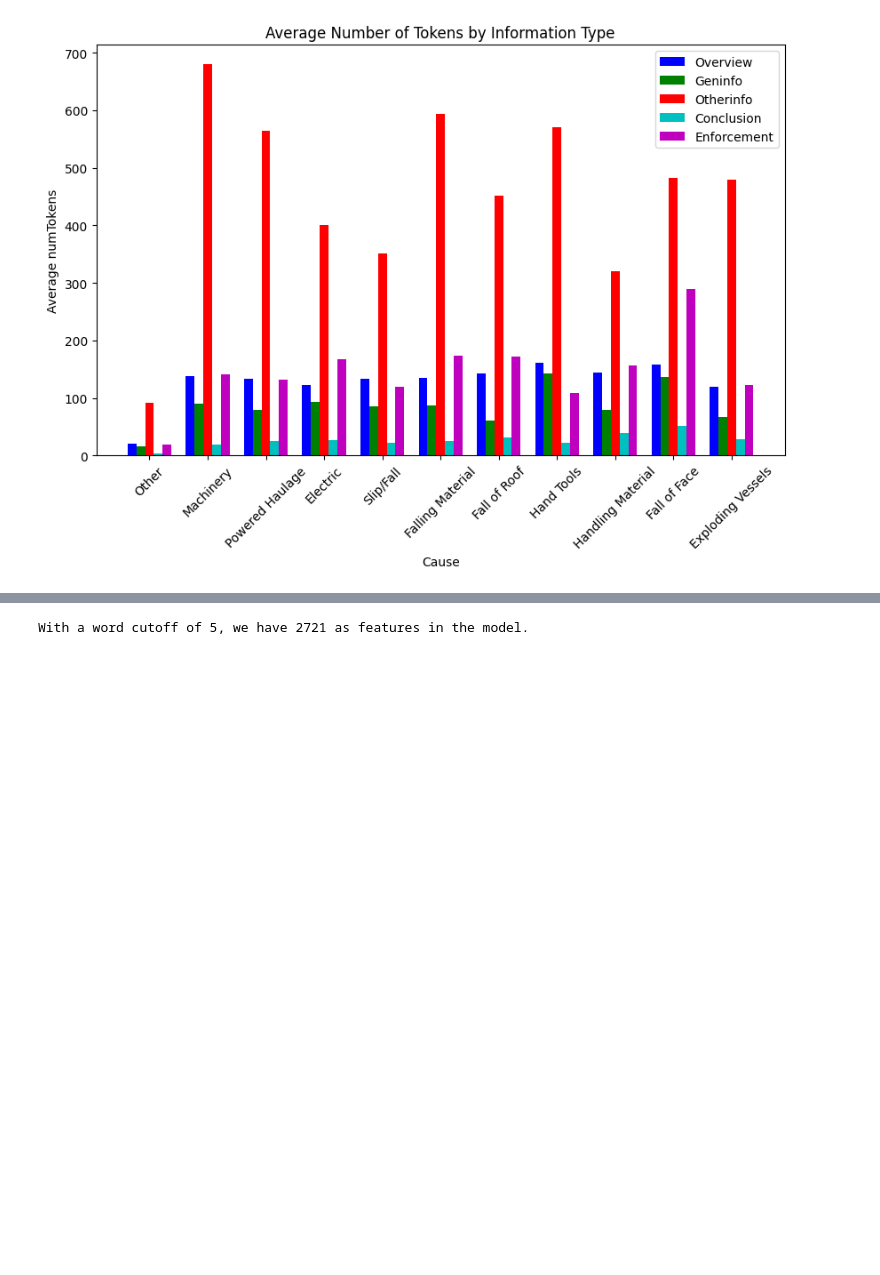
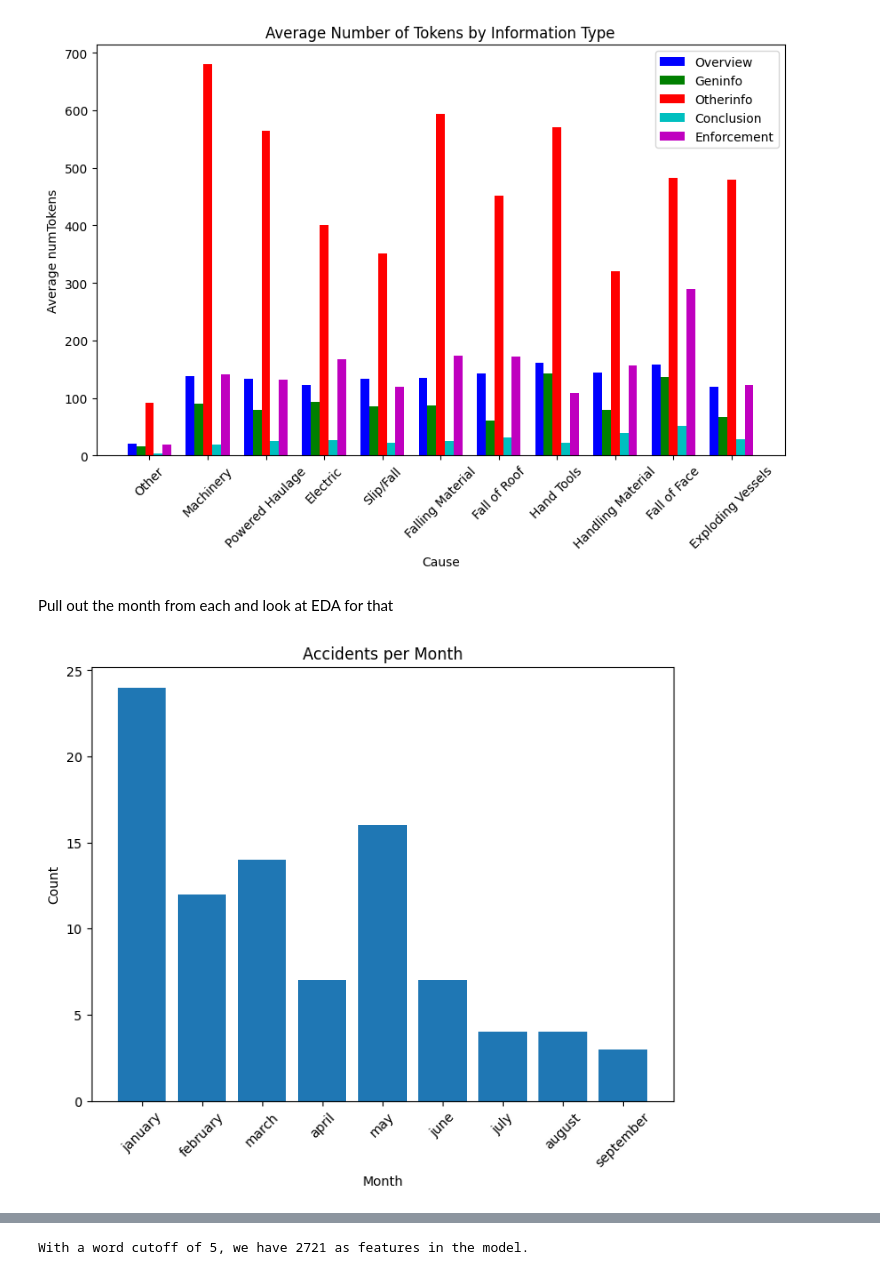
Before and after one commit to hdavis-sandiego/ADS509-Final, a Jupyter notebook: ADS 509 Final Project.ipynb, the cells around one changed output, grey strips where cells are left out. Cells and saved outputs as stored; diff of their text form; code cells hidden in the pictures; blank space fills up the shorter version.

```diff
--- a/ADS 509 Final Project.ipynb
+++ b/ADS 509 Final Project.ipynb
@@ -628,4 +633,25 @@ plt.legend()
 plt.show()
 # %% [output]
 [figure]
+# %% [markdown]
+Pull out the month from each and look at EDA for that
+# %%
+# Define the order of the months
+month_order = ['january', 'february', 'march', 'april', 'may', 'june',
+               'july', 'august', 'september', 'october', 'november', 'december']
+
+month_counts = data['month'].value_counts()
+
+# Sort the month counts based on the chronological order
+sorted_counts = month_counts.reindex(month_order)
+
+plt.figure(figsize=(8, 6))
+plt.bar(sorted_counts.index, sorted_counts.values)
+plt.xlabel('Month')
+plt.ylabel('Count')
+plt.title('Accidents per Month')
+plt.xticks(rotation=45)
+plt.show()
+# %% [output]
+[figure, added]
 # %% [markdown]
```
Also changed, not shown: parts of 16 cells of this notebook.
